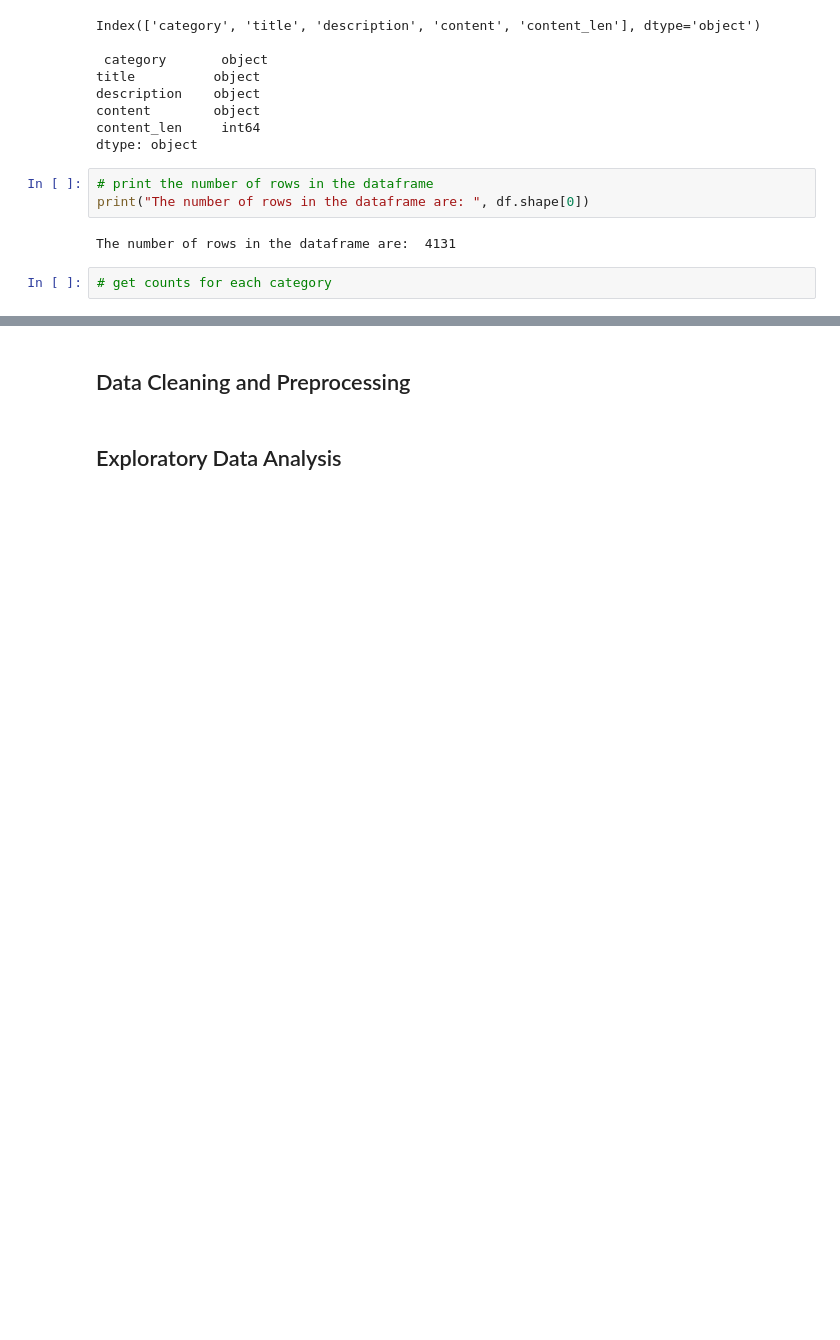
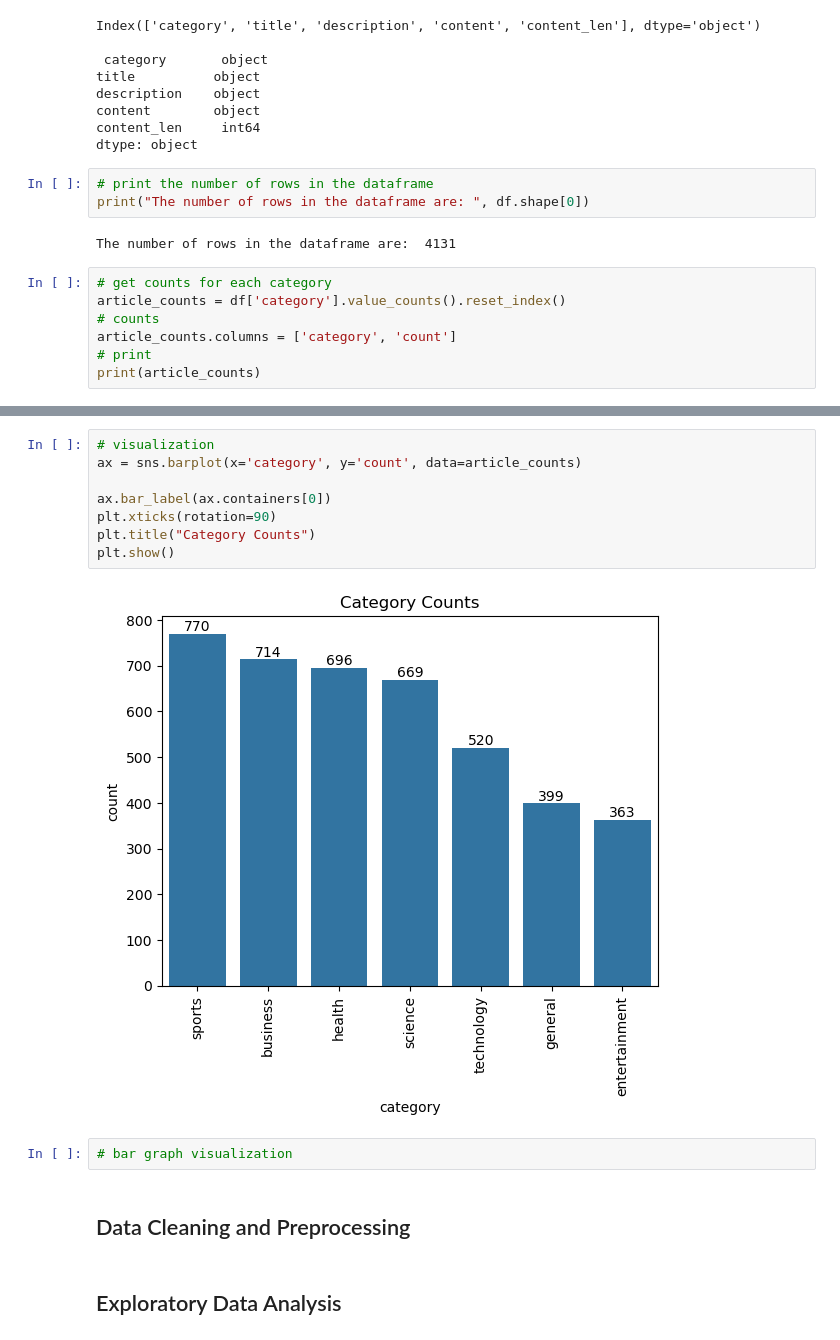
Before and after one commit to mitosisgg/ADS509_FinalProject, a Jupyter notebook: ADS_509_Final_Team_Project.ipynb, the cells around one changed output, grey strips where cells are left out. Saved outputs shown, nothing was run; the diff lists cells and outputs as text; blank space fills up the shorter version.

Commit message:
added counts and visualization for counts

```diff
--- a/ADS_509_Final_Team_Project.ipynb
+++ b/ADS_509_Final_Team_Project.ipynb
@@ -155,3 +155,8 @@ print("The number of rows in the dataframe are: ", df.shape[0])
 The number of rows in the dataframe are:  4131
 # %%
 # get counts for each category
+article_counts = df['category'].value_counts().reset_index()
+# counts
+article_counts.columns = ['category', 'count']
+# print
+print(article_counts)
@@ -158,3 +172,15 @@ The number of rows in the dataframe are:  4131
+# %%
+# visualization
+ax = sns.barplot(x='category', y='count', data=article_counts)
+
+ax.bar_label(ax.containers[0])
+plt.xticks(rotation=90)
+plt.title("Category Counts")
+plt.show()
+# %% [output]
+[figure, added]
+# %%
+# bar graph visualization
 # %% [markdown]
 ## Data Cleaning and Preprocessing
 # %% [markdown]
```
Also changed, not shown: parts of 1 cell of this notebook.
